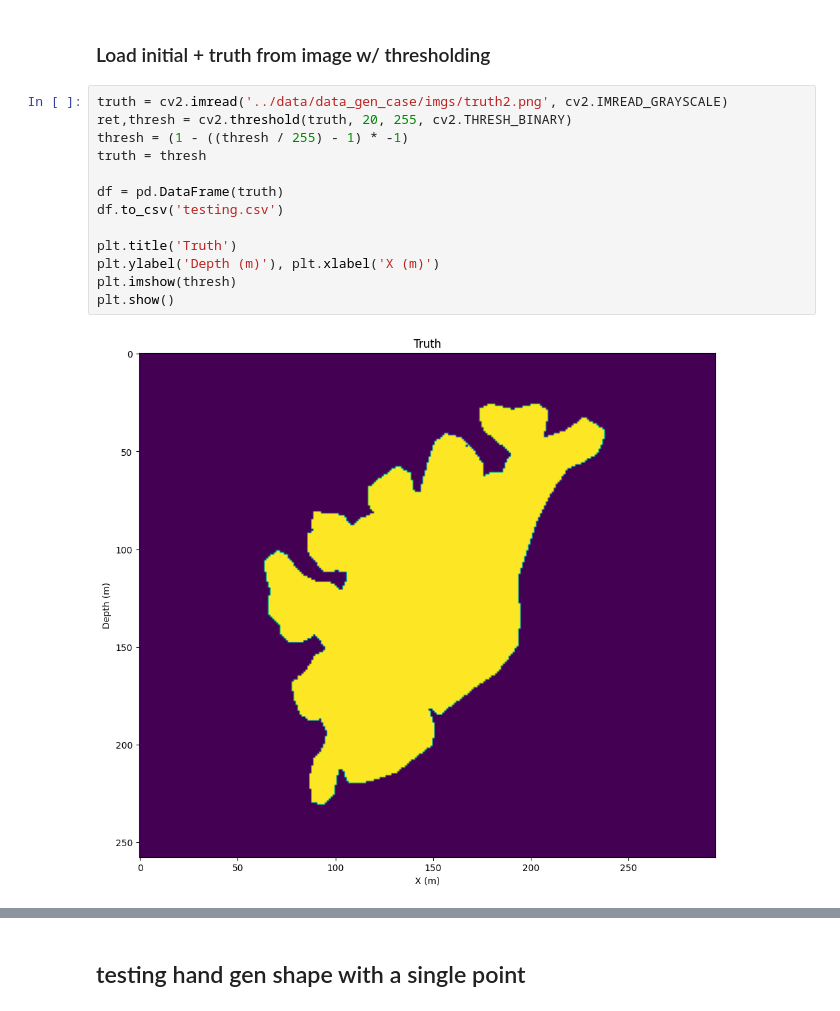
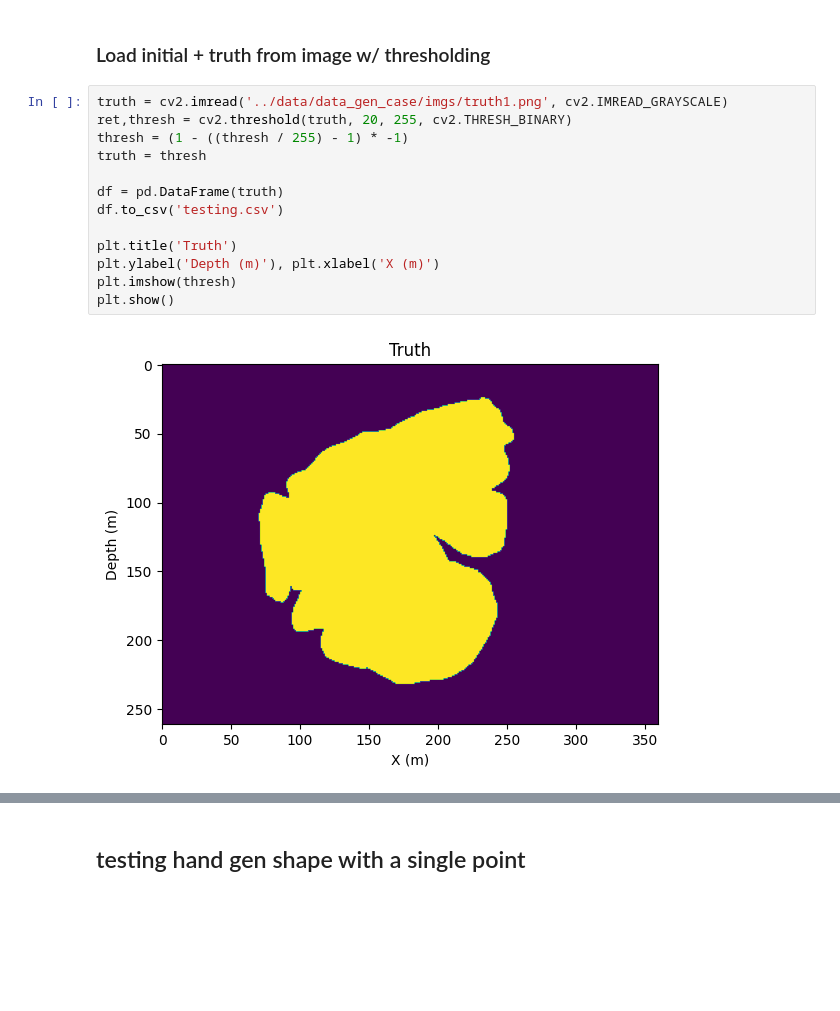
Before and after one commit to justinleong22/data_knowledge_driven_trend_surface, a Jupyter notebook: notebook/peanut_case.ipynb, the cells around one changed output, grey strips where cells are left out. Drawn from its saved outputs; the diff is of its cells as text; blank space fills up the shorter version.

```diff
--- a/notebook/peanut_case.ipynb
+++ b/notebook/peanut_case.ipynb
@@ -21,18 +21,18 @@ pip install statsmodels
 # %% [markdown]
 ### Load initial + truth from image w/ thresholding
 # %%
-truth = cv2.imread('../data/data_gen_case/imgs/truth2.png', cv2.IMREAD_GRAYSCALE)
+truth = cv2.imread('../data/data_gen_case/imgs/truth1.png', cv2.IMREAD_GRAYSCALE)
 ret,thresh = cv2.threshold(truth, 20, 255, cv2.THRESH_BINARY)
 thresh = (1 - ((thresh / 255) - 1) * -1)
 truth = thresh
 
 df = pd.DataFrame(truth)
 df.to_csv('testing.csv')
 
 plt.title('Truth')
 plt.ylabel('Depth (m)'), plt.xlabel('X (m)')
 plt.imshow(thresh)
 plt.show()
 # %% [output]
-[figure, old version]
+[figure, new version]
 # %%
```
Also changed, not shown: parts of 27 cells of this notebook.
